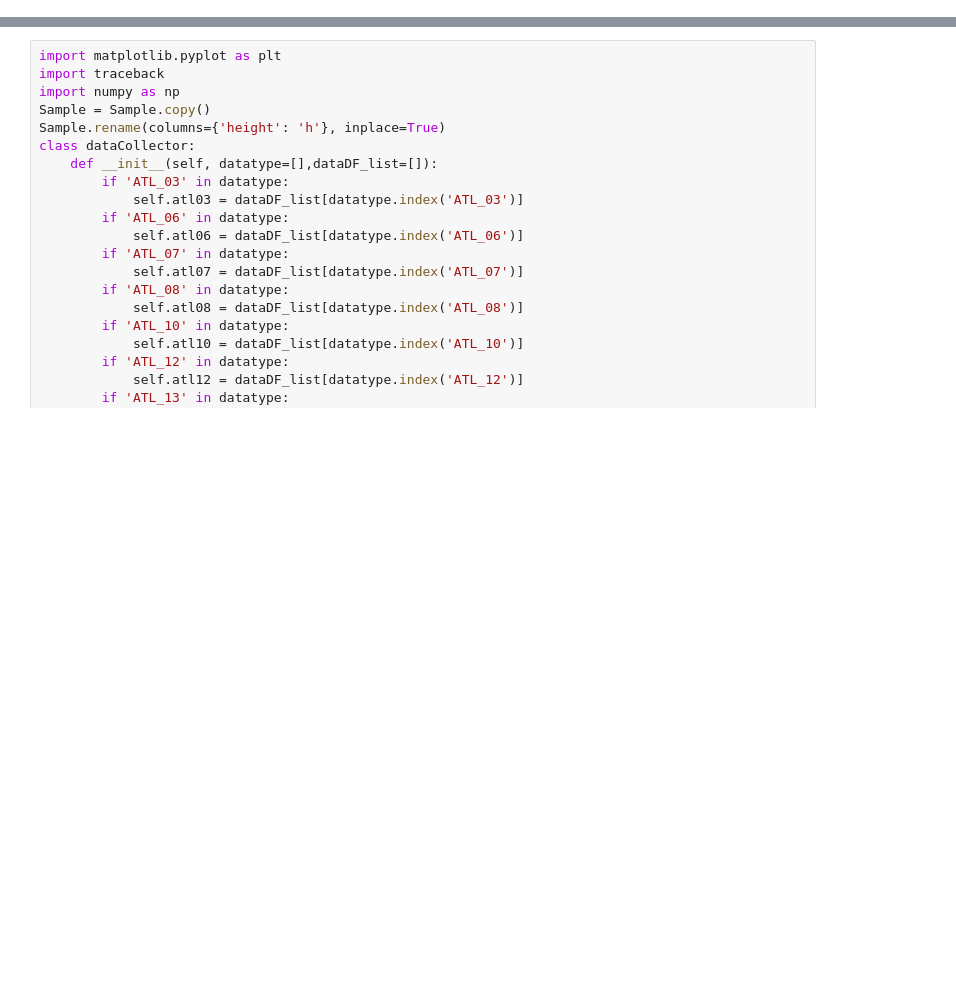
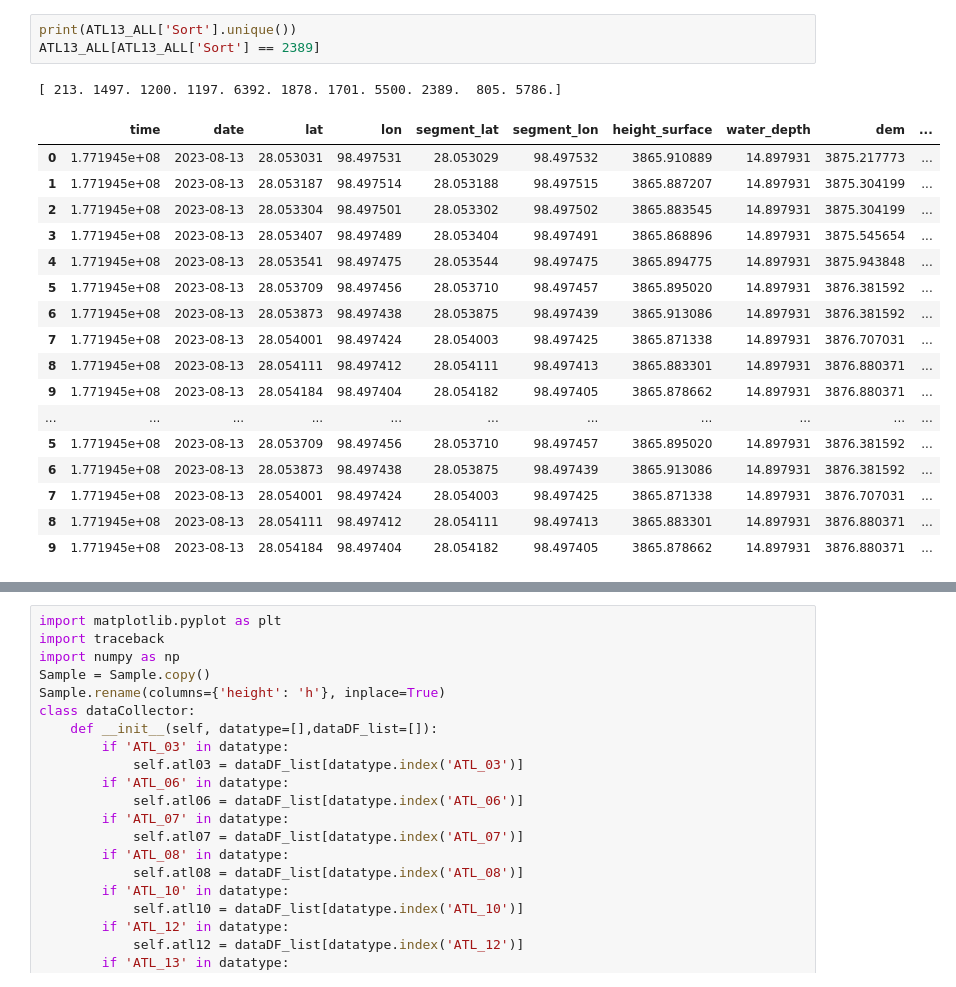
Before and after one commit to wurenzhe163/Gis_Script, a Jupyter notebook: 06_ICEsat-2/icepyx-ICEsat-2_My/03_ICESat-2数据点整合与分析.ipynb, the cells around one changed output, grey strips where cells are left out. Drawn from its saved outputs; the diff is of its cells as text; blank space fills up the shorter version.

```diff
--- a/06_ICEsat-2/icepyx-ICEsat-2_My/03_ICESat-2数据点整合与分析.ipynb
+++ b/06_ICEsat-2/icepyx-ICEsat-2_My/03_ICESat-2数据点整合与分析.ipynb
@@ -116,0 +64,22 @@ print(result_df)
+# %%
+print(ATL13_ALL['Sort'].unique())
+ATL13_ALL[ATL13_ALL['Sort'] == 2389]
+# %% [output]
+[ 213. 1497. 1200. 1197. 6392. 1878. 1701. 5500. 2389.  805. 5786.]
+|  | time | date | lat | lon | segment_lat | segment_lon | height_surface | water_depth | dem | ... |
+| 0 | 1.771945e+08 | 2023-08-13 | 28.053031 | 98.497531 | 28.053029 | 98.497532 | 3865.910889 | 14.897931 | 3875.217773 | ... |
+| 1 | 1.771945e+08 | 2023-08-13 | 28.053187 | 98.497514 | 28.053188 | 98.497515 | 3865.887207 | 14.897931 | 3875.304199 | ... |
+| 2 | 1.771945e+08 | 2023-08-13 | 28.053304 | 98.497501 | 28.053302 | 98.497502 | 3865.883545 | 14.897931 | 3875.304199 | ... |
+| 3 | 1.771945e+08 | 2023-08-13 | 28.053407 | 98.497489 | 28.053404 | 98.497491 | 3865.868896 | 14.897931 | 3875.545654 | ... |
+| 4 | 1.771945e+08 | 2023-08-13 | 28.053541 | 98.497475 | 28.053544 | 98.497475 | 3865.894775 | 14.897931 | 3875.943848 | ... |
+| 5 | 1.771945e+08 | 2023-08-13 | 28.053709 | 98.497456 | 28.053710 | 98.497457 | 3865.895020 | 14.897931 | 3876.381592 | ... |
+| 6 | 1.771945e+08 | 2023-08-13 | 28.053873 | 98.497438 | 28.053875 | 98.497439 | 3865.913086 | 14.897931 | 3876.381592 | ... |
+| 7 | 1.771945e+08 | 2023-08-13 | 28.054001 | 98.497424 | 28.054003 | 98.497425 | 3865.871338 | 14.897931 | 3876.707031 | ... |
+| 8 | 1.771945e+08 | 2023-08-13 | 28.054111 | 98.497412 | 28.054111 | 98.497413 | 3865.883301 | 14.897931 | 3876.880371 | ... |
+| 9 | 1.771945e+08 | 2023-08-13 | 28.054184 | 98.497404 | 28.054182 | 98.497405 | 3865.878662 | 14.897931 | 3876.880371 | ... |
+| ... | ... | ... | ... | ... | ... | ... | ... | ... | ... | ... |
+| 5 | 1.771945e+08 | 2023-08-13 | 28.053709 | 98.497456 | 28.053710 | 98.497457 | 3865.895020 | 14.897931 | 3876.381592 | ... |
+| 6 | 1.771945e+08 | 2023-08-13 | 28.053873 | 98.497438 | 28.053875 | 98.497439 | 3865.913086 | 14.897931 | 3876.381592 | ... |
+| 7 | 1.771945e+08 | 2023-08-13 | 28.054001 | 98.497424 | 28.054003 | 98.497425 | 3865.871338 | 14.897931 | 3876.707031 | ... |
+| 8 | 1.771945e+08 | 2023-08-13 | 28.054111 | 98.497412 | 28.054111 | 98.497413 | 3865.883301 | 14.897931 | 3876.880371 | ... |
+| 9 | 1.771945e+08 | 2023-08-13 | 28.054184 | 98.497404 | 28.054182 | 98.497405 | 3865.878662 | 14.897931 | 3876.880371 | ... |
```
Also changed, not shown: parts of 15 cells of this notebook, 3 other files.
